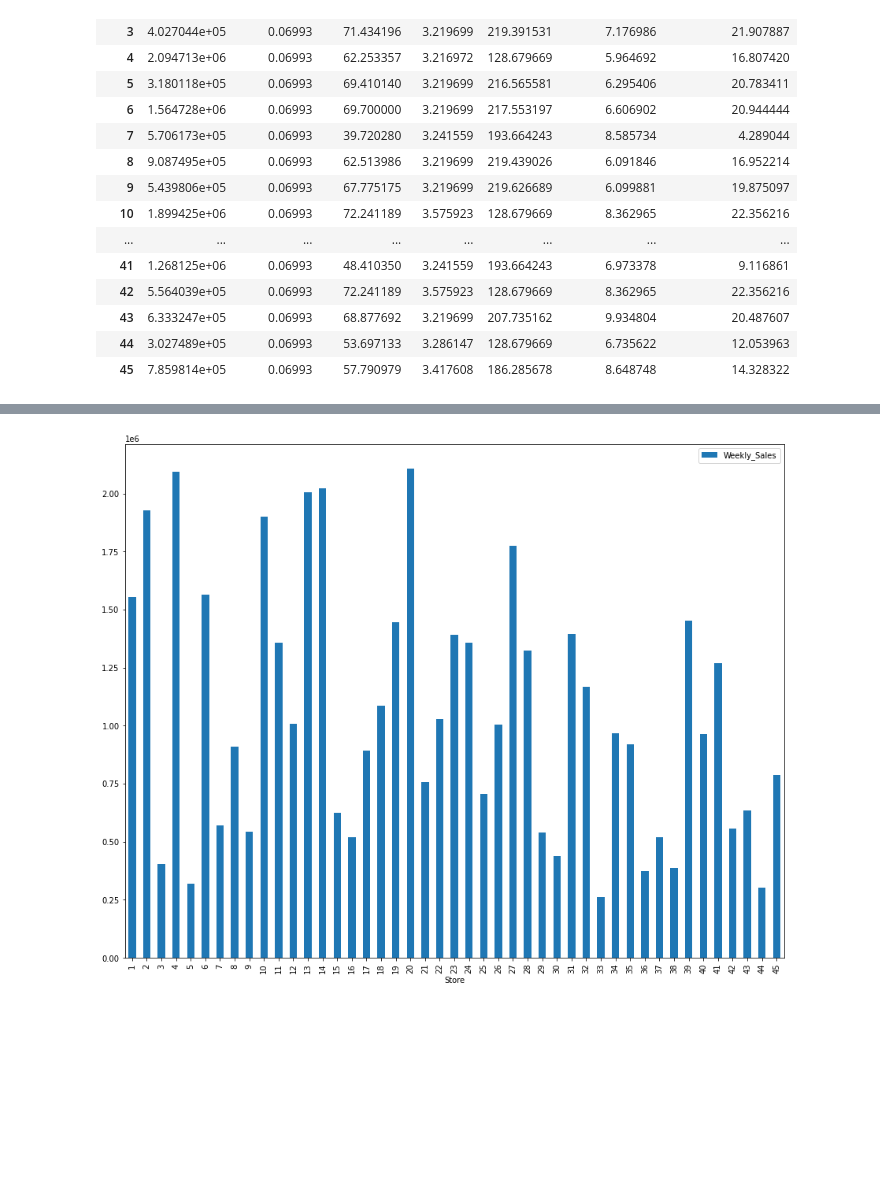
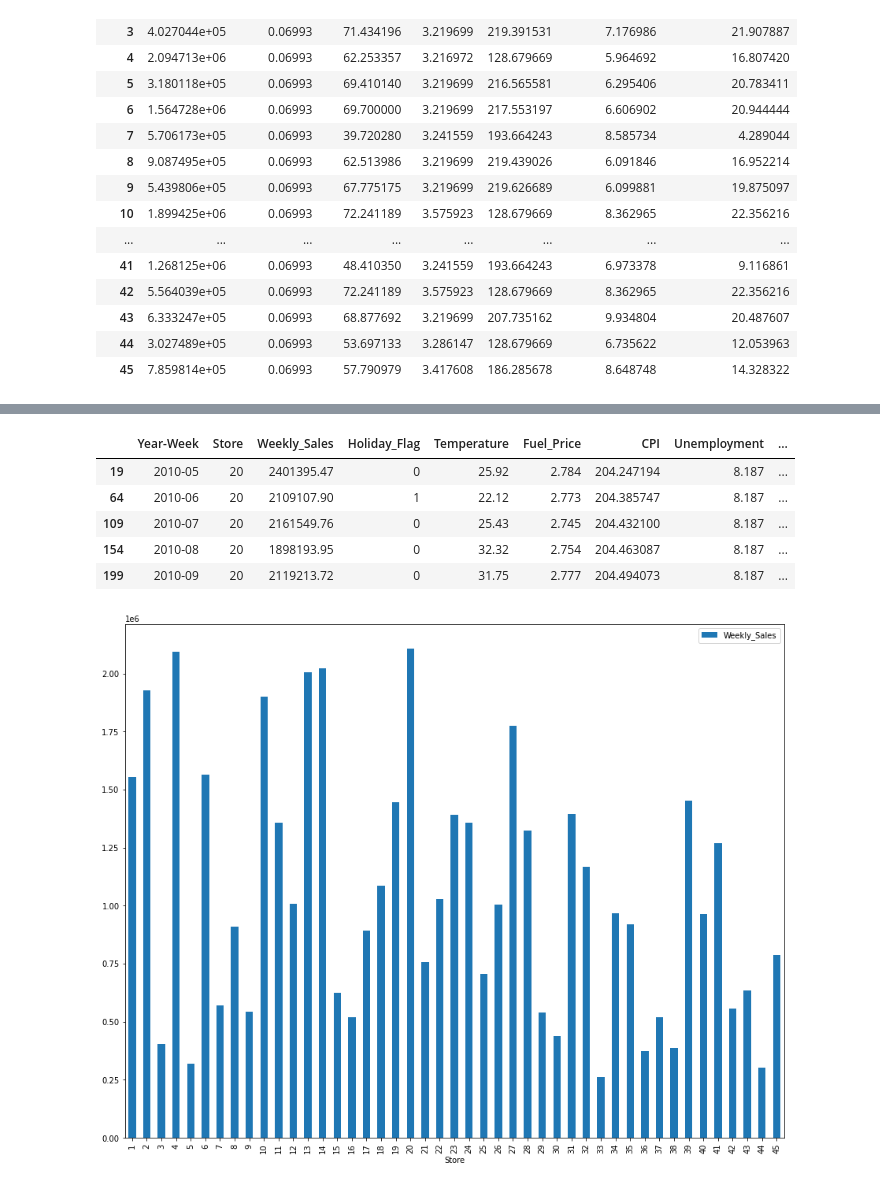
Before and after one commit to peleal/Deliverable-2, a Jupyter notebook: Deliverable_2_V2.ipynb, the cells around one changed output, grey strips where cells are left out. Saved outputs shown, nothing was run; the diff lists cells and outputs as text; code cells hidden in the pictures; blank space fills up the shorter version.

```diff
--- a/Deliverable_2_V2.ipynb
+++ b/Deliverable_2_V2.ipynb
@@ -94,3 +130,13 @@ df_sub_t.plot(x='Holiday_Flag', y='Weekly_Sales', kind='bar')
+# %%
+df_sub_20 = df_sub.loc[df_sub['Store'] == 20]
+df_sub_20.head()
+# %% [output]
+|  | Year-Week | Store | Weekly_Sales | Holiday_Flag | Temperature | Fuel_Price | CPI | Unemployment | ... |
+| 19 | 2010-05 | 20 | 2401395.47 | 0 | 25.92 | 2.784 | 204.247194 | 8.187 | ... |
+| 64 | 2010-06 | 20 | 2109107.90 | 1 | 22.12 | 2.773 | 204.385747 | 8.187 | ... |
+| 109 | 2010-07 | 20 | 2161549.76 | 0 | 25.43 | 2.745 | 204.432100 | 8.187 | ... |
+| 154 | 2010-08 | 20 | 1898193.95 | 0 | 32.32 | 2.754 | 204.463087 | 8.187 | ... |
+| 199 | 2010-09 | 20 | 2119213.72 | 0 | 31.75 | 2.777 | 204.494073 | 8.187 | ... |
 # %%
 figura = df_sub_t.plot(y='Weekly_Sales', kind='bar', figsize=(15, 12))
 # %% [output]
```
Also changed, not shown: parts of 5 cells of this notebook.
